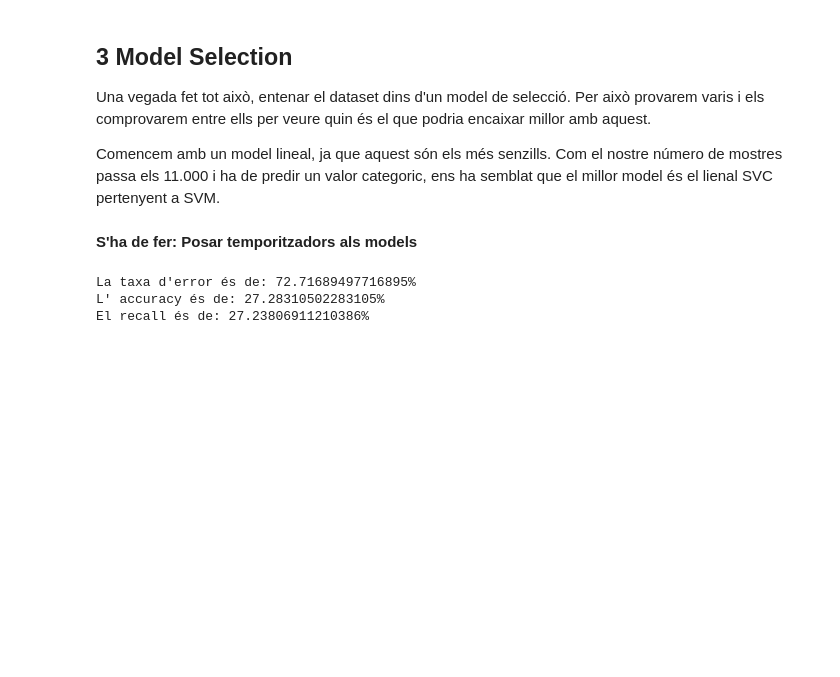
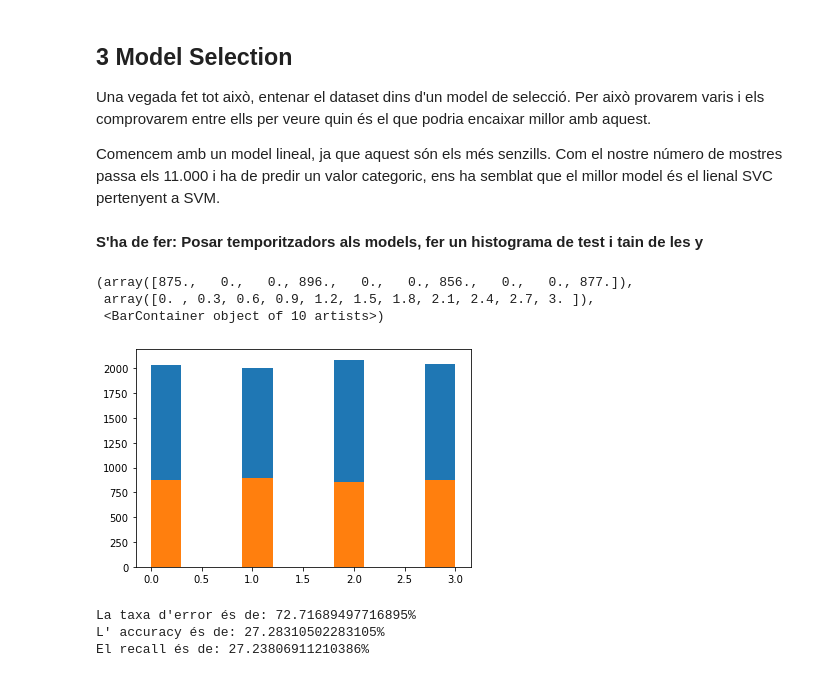
Before and after one commit to Itziar01/-ApC-Practica-1---Regressio, a Jupyter notebook: Pràctica 2/Practica2.ipynb, the cells around one changed output. Cells and saved outputs as stored; diff of their text form; code cells hidden in the pictures; blank space fills up the shorter version.

```diff
--- a/Pràctica 2/Practica2.ipynb
+++ b/Pràctica 2/Practica2.ipynb
@@ -131,11 +147,19 @@ Una vegada fet tot això, entenar el dataset dins d'un model de selecció. Per a
 
 Comencem amb un model lineal, ja que aquest són els més senzills. Com el nostre número de mostres passa els 11.000 i ha de predir un valor categoric, ens ha semblat que el millor model és el lienal SVC pertenyent a SVM.
 # %% [markdown]
-**S'ha de fer: Posar temporitzadors als models**
+**S'ha de fer: Posar temporitzadors als models, fer un histograma de test i tain de les y**
 # %%
 from sklearn.model_selection import train_test_split
 
 X_train, X_test, y_train, y_test = train_test_split(X, y, test_size=0.3, random_state=42)
+# %%
+plt.hist(y_train)
+plt.hist(y_test)
+# %% [output]
+(array([875.,   0.,   0., 896.,   0.,   0., 856.,   0.,   0., 877.]),
+ array([0. , 0.3, 0.6, 0.9, 1.2, 1.5, 1.8, 2.1, 2.4, 2.7, 3. ]),
+ <BarContainer object of 10 artists>)
+[figure, added]
 # %%
 from sklearn.metrics import ConfusionMatrixDisplay
 from sklearn import svm
```
Also changed, not shown: parts of 11 cells of this notebook.
